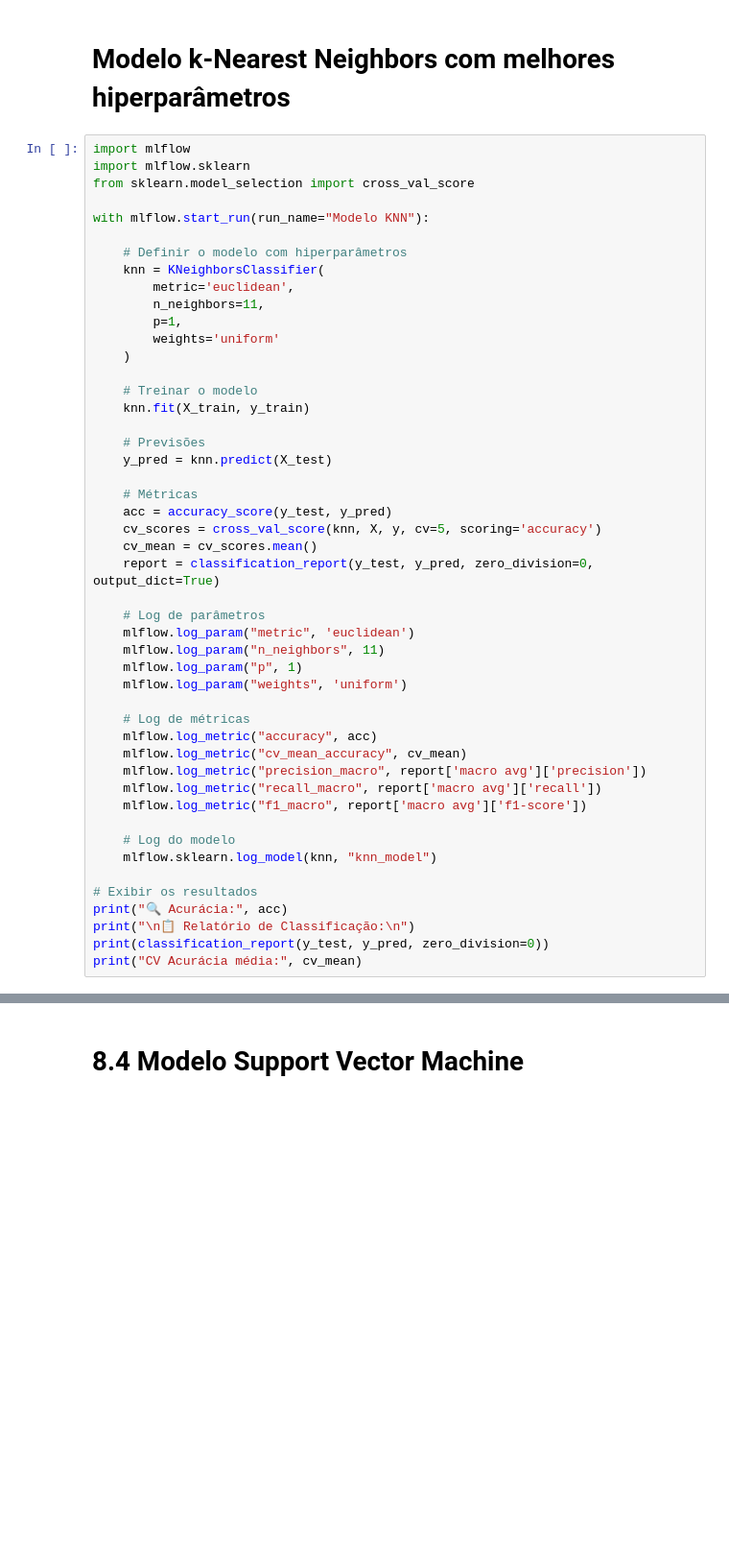
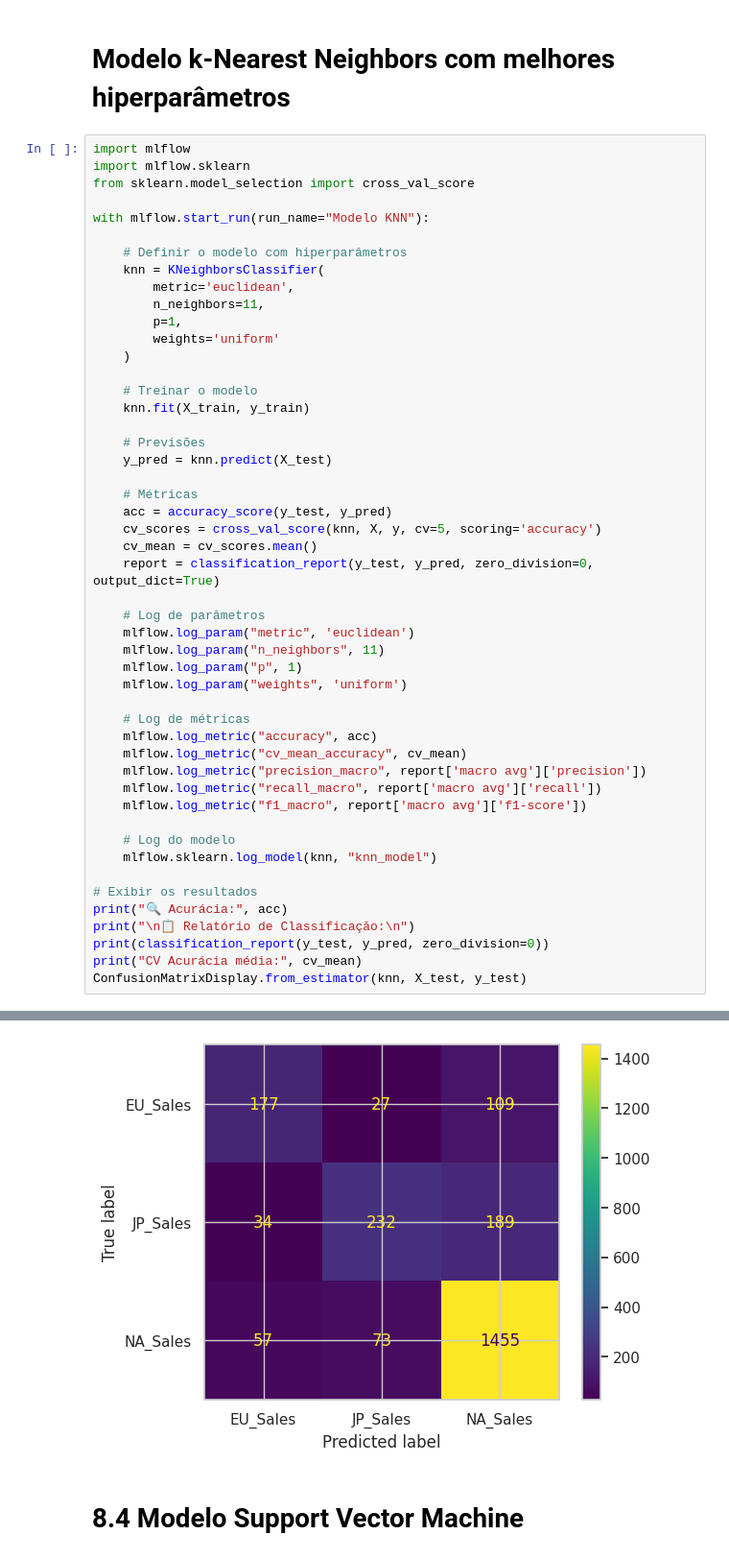
Before and after one commit to BrenoMontenegro/Video-Game-Sales, a Jupyter notebook: videogame.ipynb, the cells around one changed output, grey strips where cells are left out. Shown at 96% size. Saved outputs shown, nothing was run; the diff lists cells and outputs as text; blank space fills up the shorter version.

```diff
--- a/videogame.ipynb
+++ b/videogame.ipynb
@@ -1453,4 +1454,5 @@ print("🔍 Acurácia:", acc)
 print("\n📋 Relatório de Classificação:\n")
 print(classification_report(y_test, y_pred, zero_division=0))
 print("CV Acurácia média:", cv_mean)
+ConfusionMatrixDisplay.from_estimator(knn, X_test, y_test)
 # %% [output]
@@ -1474,3 +1477,4 @@ CV Acurácia média: 0.7841727596265876
+[figure, added]
 # %% [markdown]
 # 8.4 Modelo Support Vector Machine
 # %%
```
Also changed, not shown: parts of 21 cells of this notebook.
